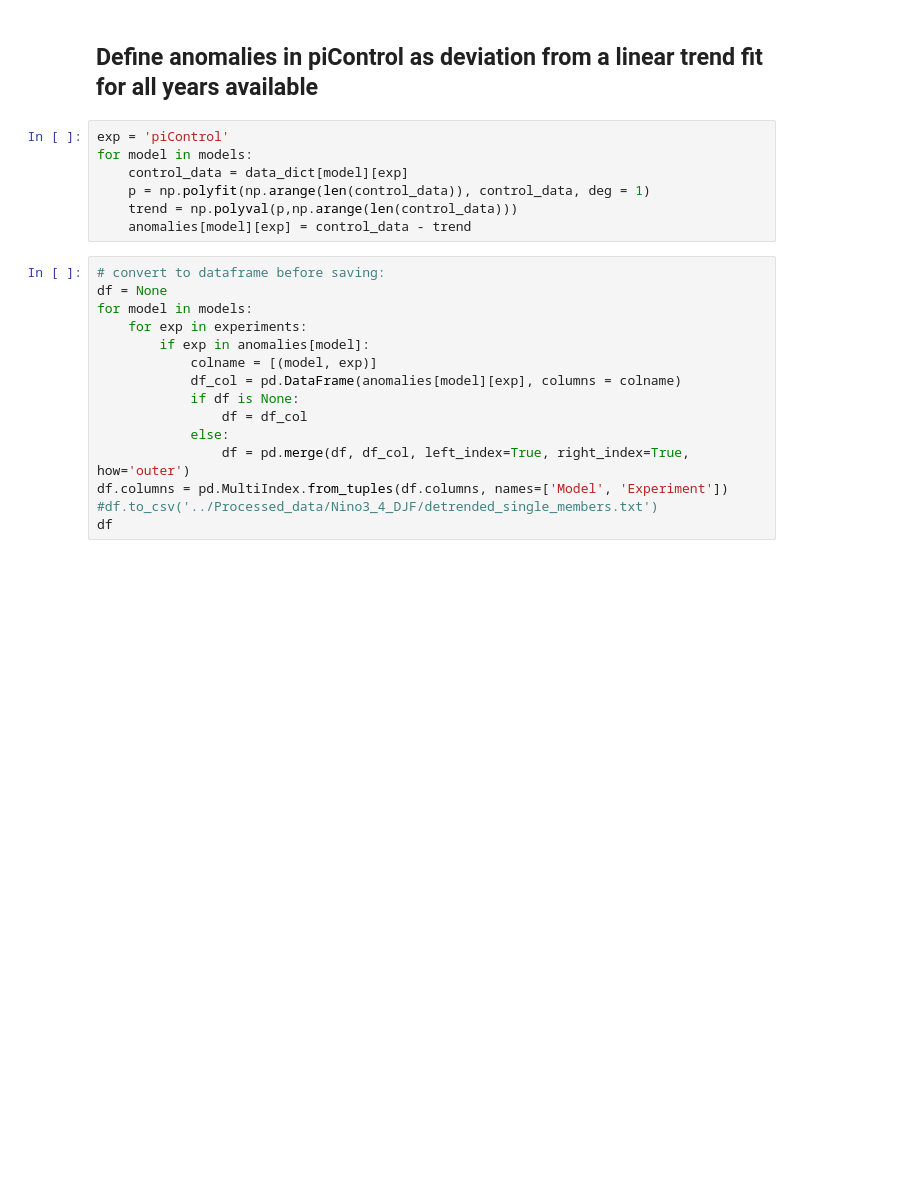
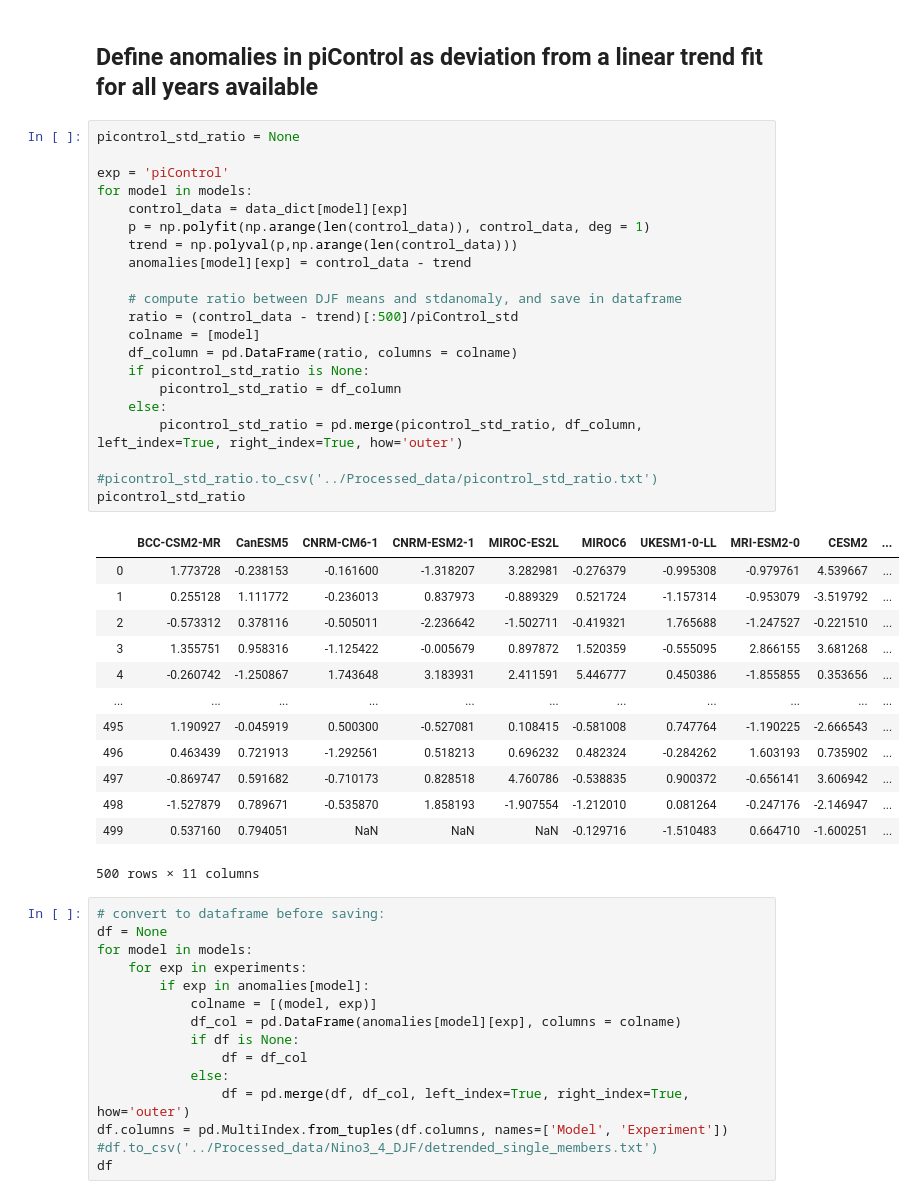
Before and after one commit to Hegebf/enso_paper, a Jupyter notebook: notebooks/single_member_analyses.ipynb, the cells around one changed output. Drawn from its saved outputs; the diff is of its cells as text; blank space fills up the shorter version.

```diff
--- a/notebooks/single_member_analyses.ipynb
+++ b/notebooks/single_member_analyses.ipynb
@@ -151,12 +173,40 @@ for model in models:
 # %% [markdown]
 ## Define anomalies in piControl as deviation from a linear trend fit for all years available
 # %%
+picontrol_std_ratio = None
+
 exp = 'piControl'
 for model in models:
     control_data = data_dict[model][exp]
     p = np.polyfit(np.arange(len(control_data)), control_data, deg = 1)
     trend = np.polyval(p,np.arange(len(control_data)))
     anomalies[model][exp] = control_data - trend
+
+    # compute ratio between DJF means and stdanomaly, and save in dataframe
+    ratio = (control_data - trend)[:500]/piControl_std
+    colname = [model]
+    df_column = pd.DataFrame(ratio, columns = colname)
+    if picontrol_std_ratio is None:
+        picontrol_std_ratio = df_column
+    else:
+        picontrol_std_ratio = pd.merge(picontrol_std_ratio, df_column, left_index=True, right_index=True, how='outer')
+
+#picontrol_std_ratio.to_csv('../Processed_data/picontrol_std_ratio.txt')
+picontrol_std_ratio
+# %% [output]
+|  | BCC-CSM2-MR | CanESM5 | CNRM-CM6-1 | CNRM-ESM2-1 | MIROC-ES2L | MIROC6 | UKESM1-0-LL | MRI-ESM2-0 | CESM2 | ... |
+| 0 | 1.773728 | -0.238153 | -0.161600 | -1.318207 | 3.282981 | -0.276379 | -0.995308 | -0.979761 | 4.539667 | ... |
+| 1 | 0.255128 | 1.111772 | -0.236013 | 0.837973 | -0.889329 | 0.521724 | -1.157314 | -0.953079 | -3.519792 | ... |
+| 2 | -0.573312 | 0.378116 | -0.505011 | -2.236642 | -1.502711 | -0.419321 | 1.765688 | -1.247527 | -0.221510 | ... |
+| 3 | 1.355751 | 0.958316 | -1.125422 | -0.005679 | 0.897872 | 1.520359 | -0.555095 | 2.866155 | 3.681268 | ... |
+| 4 | -0.260742 | -1.250867 | 1.743648 | 3.183931 | 2.411591 | 5.446777 | 0.450386 | -1.855855 | 0.353656 | ... |
+| ... | ... | ... | ... | ... | ... | ... | ... | ... | ... | ... |
+| 495 | 1.190927 | -0.045919 | 0.500300 | -0.527081 | 0.108415 | -0.581008 | 0.747764 | -1.190225 | -2.666543 | ... |
+| 496 | 0.463439 | 0.721913 | -1.292561 | 0.518213 | 0.696232 | 0.482324 | -0.284262 | 1.603193 | 0.735902 | ... |
+| 497 | -0.869747 | 0.591682 | -0.710173 | 0.828518 | 4.760786 | -0.538835 | 0.900372 | -0.656141 | 3.606942 | ... |
+| 498 | -1.527879 | 0.789671 | -0.535870 | 1.858193 | -1.907554 | -1.212010 | 0.081264 | -0.247176 | -2.146947 | ... |
+| 499 | 0.537160 | 0.794051 | NaN | NaN | NaN | -0.129716 | -1.510483 | 0.664710 | -1.600251 | ... |
+500 rows × 11 columns
 # %%
 # convert to dataframe before saving:
 df = None
```
Also changed, not shown: parts of 1 cell of this notebook.
